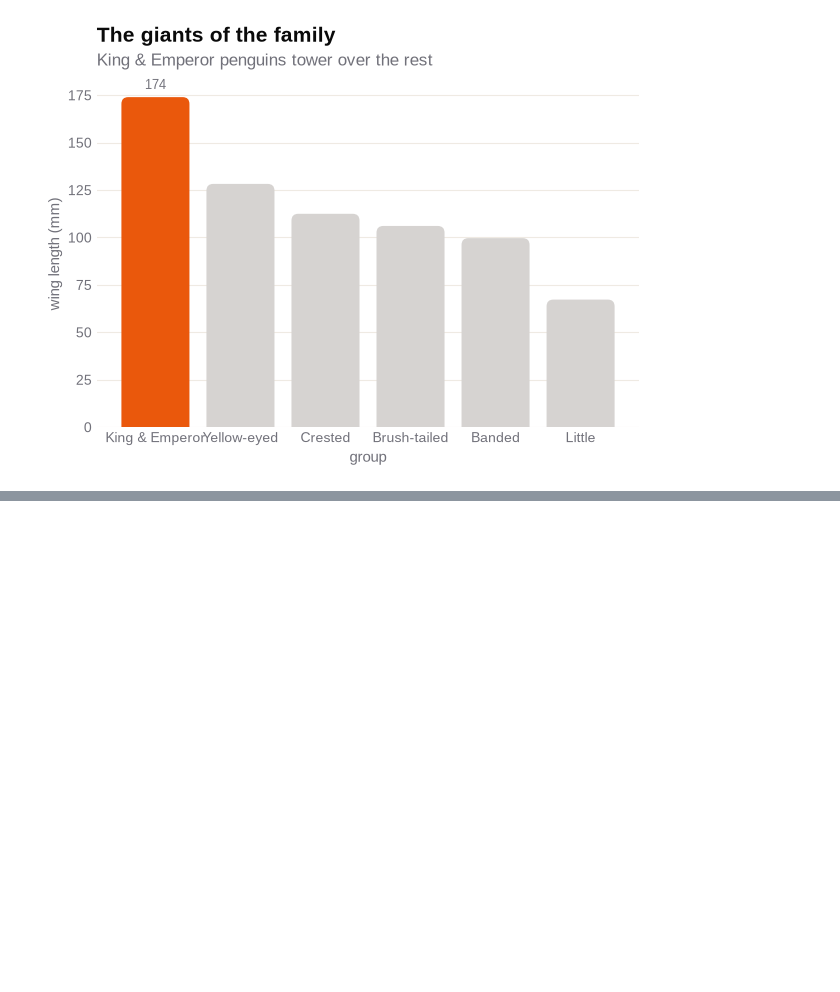
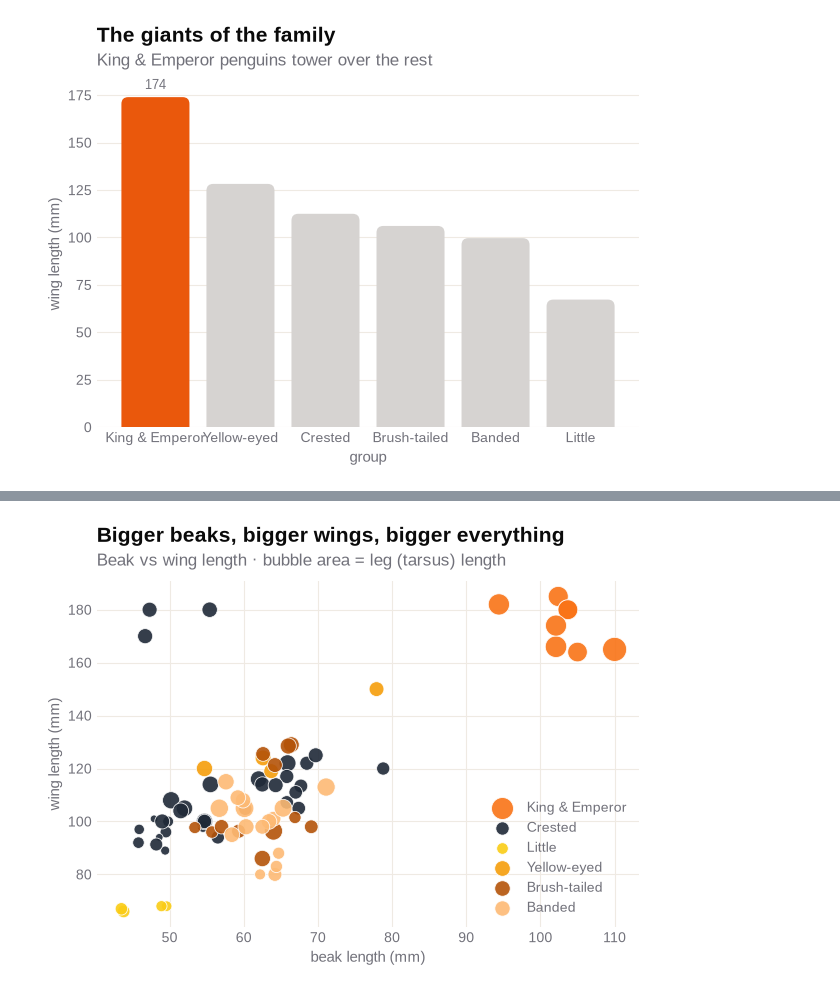
Before and after one commit to HershR/viz-lib, a Jupyter notebook: example-mini-project/penguins.ipynb, the cells around one changed output, grey strips where cells are left out. Saved outputs shown, nothing was run; the diff lists cells and outputs as text; code cells hidden in the pictures; blank space fills up the shorter version.

```diff
--- a/example-mini-project/penguins.ipynb
+++ b/example-mini-project/penguins.ipynb
@@ -238,0 +297,17 @@ length across them. A single series gets its **endpoint value labeled** automati
+# %%
+allo = df.dropna(subset=["beak_length", "wing_length", "tarsus_length"])
+
+ax = viz.scatter(
+    allo,
+    x="beak_length",
+    y="wing_length",
+    by="group",
+    size="tarsus_length",
+    title="Bigger beaks, bigger wings, bigger everything",
+    subtitle="Beak vs wing length · bubble area = leg (tarsus) length",
+    xlabel="beak length (mm)",
+    ylabel="wing length (mm)",
+)
+save(ax, "06_allometry_bubble.png")
+# %% [output]
+[figure, added]
```
Also changed, not shown: parts of 18 cells of this notebook, 7 other files.
